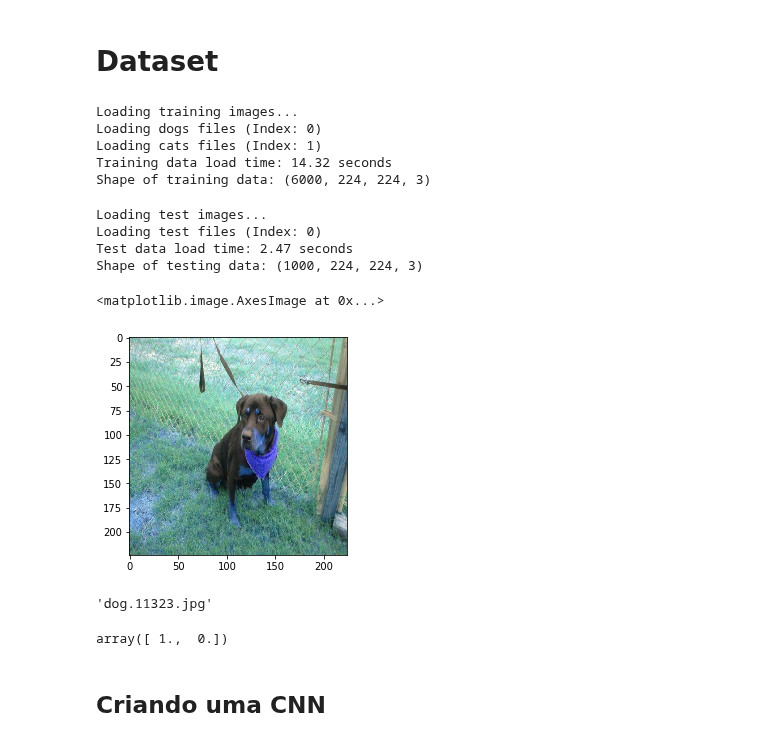
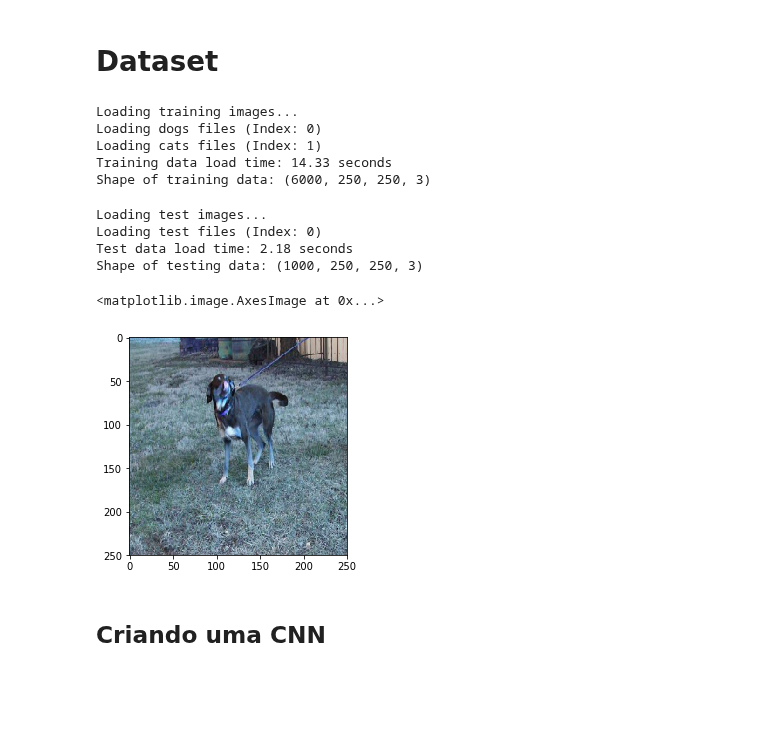
Before and after one commit to vagneroliveirars/data-science-e-big-data-uniritter, a Jupyter notebook: machine-learning-II/trabalho2/Classificação de imagens.ipynb, the cells around one changed output. Saved outputs shown, nothing was run; the diff lists cells and outputs as text; code cells hidden in the pictures; blank space fills up the shorter version.

Commit message:
Classificação de imagens

```diff
--- a/machine-learning-II/trabalho2/Classificação de imagens.ipynb
+++ b/machine-learning-II/trabalho2/Classificação de imagens.ipynb
@@ -20,17 +20,12 @@ Using TensorFlow backend.
 train_path = 'dataset/train'
 test_path = 'dataset'
 
-### other hyperparameters
-n_folds = 2
-batch_size = 16
-nb_epoch = 50
-bottleneck_epoch = 3  # used when training bottleneck model
-val_split = .15  # if not using kfold cv
+### other parameters
 classes = ["dog", "cat"]
 num_classes = len(classes)
 
 ### image dimensions
-img_width, img_height = 224, 224
+img_width, img_height = 250, 250
 # %%
 def load_images(path):
     img = cv2.imread(path)
@@ -120,28 +109,20 @@ x_train, y_train, train_id = normalize_train_data()
 Loading training images...
 Loading dogs files (Index: 0)
 Loading cats files (Index: 1)
-Training data load time: 14.32 seconds
-Shape of training data: (6000, 224, 224, 3)
+Training data load time: 14.33 seconds
+Shape of training data: (6000, 250, 250, 3)
 # %%
 x_test, y_test, test_id = normalize_test_data()
 # %% [output]
 Loading test images...
 Loading test files (Index: 0)
-Test data load time: 2.47 seconds
-Shape of testing data: (1000, 224, 224, 3)
+Test data load time: 2.18 seconds
+Shape of testing data: (1000, 250, 250, 3)
 # %%
-plt.imshow(x_train[2])
+plt.imshow(x_train[0])
 # %% [output]
 <matplotlib.image.AxesImage at 0x...>
-[figure, old version]
+[figure, new version]
-# %%
-train_id[2]
-# %% [output]
-'dog.11323.jpg'
-# %%
-y_train[0]
-# %% [output]
-array([ 1.,  0.])
 # %% [markdown]
 <h2>Criando uma CNN</h2>
 # %%
```
Also changed, not shown: parts of 19 cells of this notebook, 1 other file.
